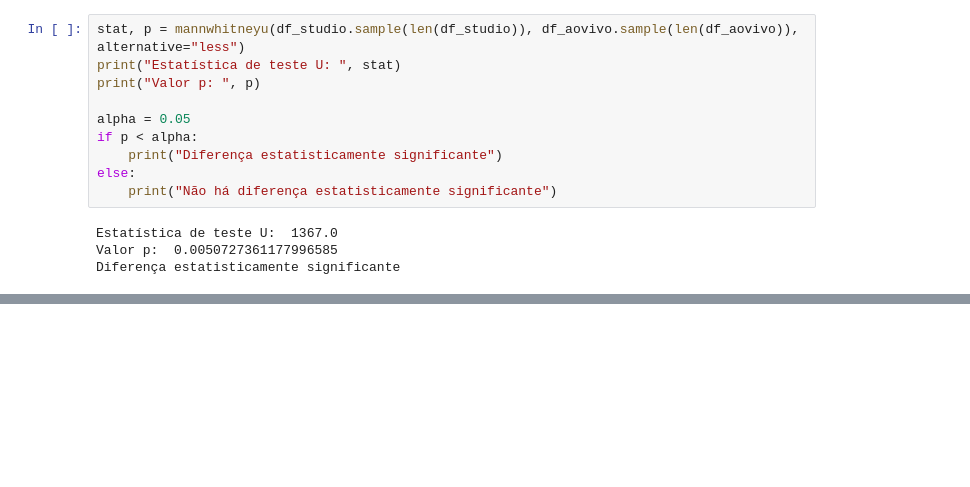
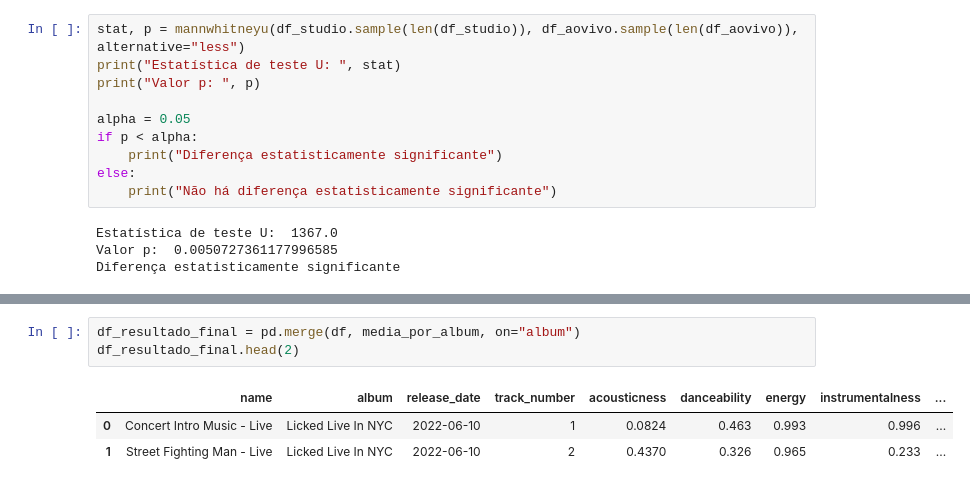
Before and after one commit to jessibmoura/ML-TimeSeries, a Jupyter notebook: Machine Learning with Python/Aula 1.2 - Exploratory data analysis/data_analysis.ipynb, the cells around one changed output, grey strips where cells are left out. Saved outputs shown, nothing was run; the diff lists cells and outputs as text; blank space fills up the shorter version.

```diff
--- a/Machine Learning with Python/Aula 1.2 - Exploratory data analysis/data_analysis.ipynb
+++ b/Machine Learning with Python/Aula 1.2 - Exploratory data analysis/data_analysis.ipynb
@@ -361,0 +383,7 @@ Diferença estatisticamente significante
+# %%
+df_resultado_final = pd.merge(df, media_por_album, on="album")
+df_resultado_final.head(2)
+# %% [output]
+|  | name | album | release_date | track_number | acousticness | danceability | energy | instrumentalness | ... |
+| 0 | Concert Intro Music - Live | Licked Live In NYC | 2022-06-10 | 1 | 0.0824 | 0.463 | 0.993 | 0.996 | ... |
+| 1 | Street Fighting Man - Live | Licked Live In NYC | 2022-06-10 | 2 | 0.4370 | 0.326 | 0.965 | 0.233 | ... |
```
Also changed, not shown: parts of 7 cells of this notebook.
